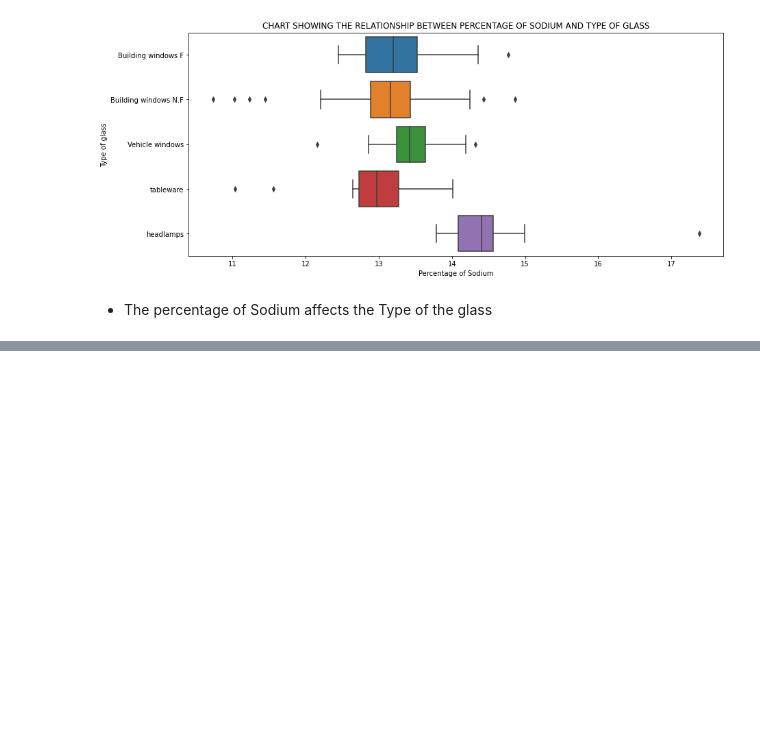
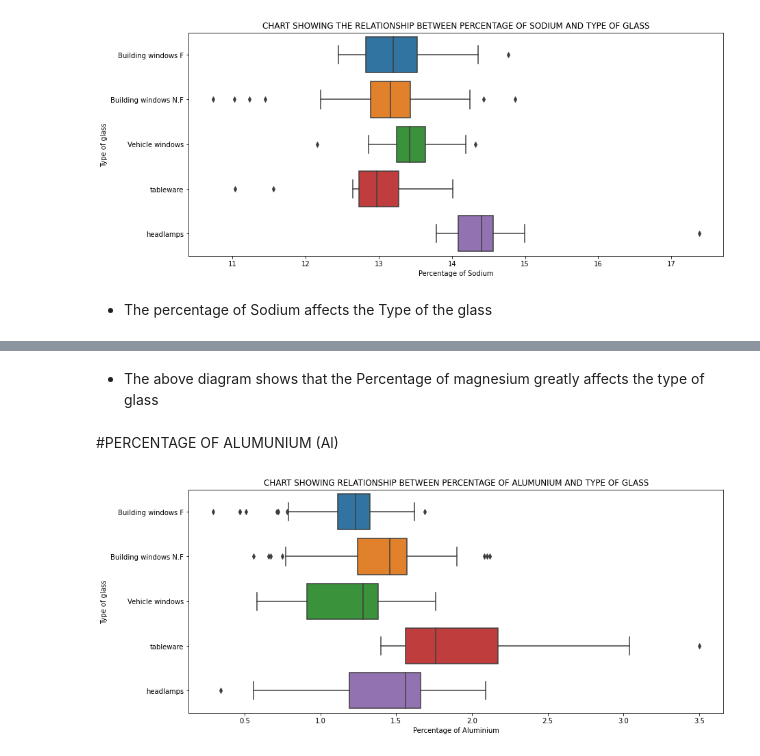
Before and after one commit to MikeDeecode/glass_classification_UCL, a Jupyter notebook: glass_analysis.ipynb, the cells around one changed output, grey strips where cells are left out. Saved outputs shown, nothing was run; the diff lists cells and outputs as text; code cells hidden in the pictures; blank space fills up the shorter version.

```diff
--- a/glass_analysis.ipynb
+++ b/glass_analysis.ipynb
@@ -126,0 +138,13 @@ plt.show()
+# %% [markdown]
+* The above diagram shows that the Percentage of magnesium greatly affects the type of glass
+# %% [markdown]
+#PERCENTAGE OF ALUMUNIUM (Al)
+# %%
+plt.figure(figsize = (14, 6))
+sns.boxplot('Al', 'Type', data = glass_data)
+plt.title("CHART SHOWING RELATIONSHIP BETWEEN PERCENTAGE OF ALUMUNIUM AND TYPE OF GLASS")
+plt.xlabel("Percentage of Aluminium")
+plt.ylabel("Type of glass")
+plt.show()
+# %% [output]
+[figure, added]
```
Also changed, not shown: parts of 6 cells of this notebook.
